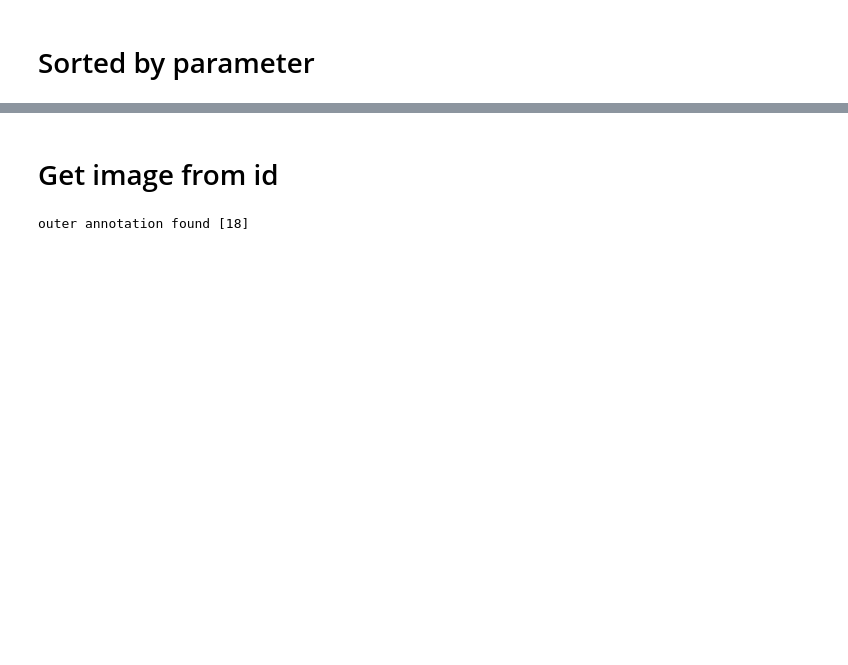
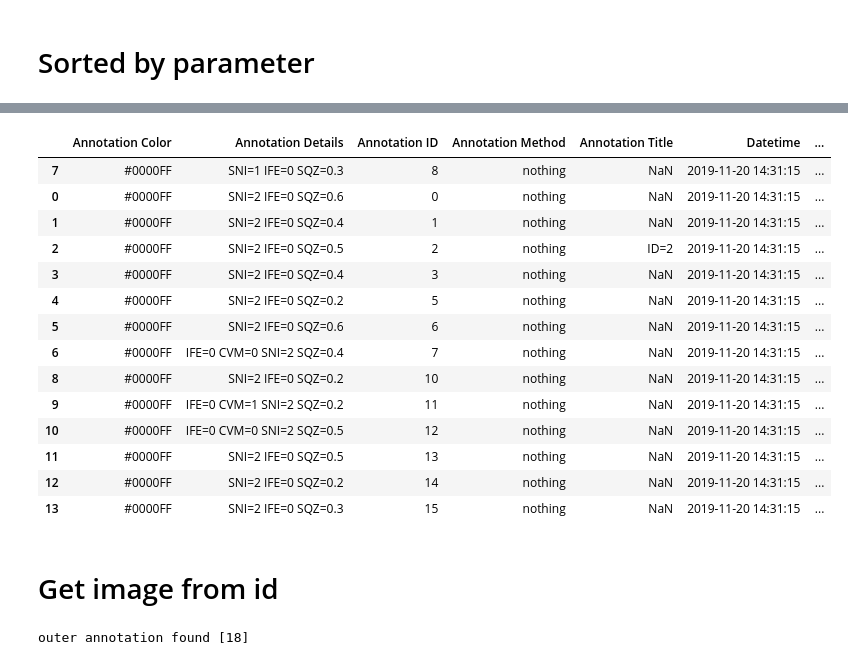
Before and after one commit to mjirik/micrant, a Jupyter notebook: devel/sort_lobuli.ipynb, the cells around one changed output, grey strips where cells are left out. Cells and saved outputs as stored; diff of their text form; code cells hidden in the pictures; blank space fills up the shorter version.

```diff
--- a/devel/sort_lobuli.ipynb
+++ b/devel/sort_lobuli.ipynb
@@ -95,3 +164,22 @@ df_all_with_param
+# %%
+df_all_with_param.join(unique_df2.set_index(["Annotation ID", "File Name"]), on=["Annotation ID", "File Name"])
+# df.join(other.set_index('key'), on='key')
+# %% [output]
+|  | Annotation Color | Annotation Details | Annotation ID | Annotation Method | Annotation Title | Datetime | ... |
+| 7 | #0000FF | SNI=1 IFE=0 SQZ=0.3 | 8 | nothing | NaN | 2019-11-20 14:31:15 | ... |
+| 0 | #0000FF | SNI=2 IFE=0 SQZ=0.6 | 0 | nothing | NaN | 2019-11-20 14:31:15 | ... |
+| 1 | #0000FF | SNI=2 IFE=0 SQZ=0.4 | 1 | nothing | NaN | 2019-11-20 14:31:15 | ... |
+| 2 | #0000FF | SNI=2 IFE=0 SQZ=0.5 | 2 | nothing | ID=2 | 2019-11-20 14:31:15 | ... |
+| 3 | #0000FF | SNI=2 IFE=0 SQZ=0.4 | 3 | nothing | NaN | 2019-11-20 14:31:15 | ... |
+| 4 | #0000FF | SNI=2 IFE=0 SQZ=0.2 | 5 | nothing | NaN | 2019-11-20 14:31:15 | ... |
+| 5 | #0000FF | SNI=2 IFE=0 SQZ=0.6 | 6 | nothing | NaN | 2019-11-20 14:31:15 | ... |
+| 6 | #0000FF | IFE=0 CVM=0 SNI=2 SQZ=0.4 | 7 | nothing | NaN | 2019-11-20 14:31:15 | ... |
+| 8 | #0000FF | SNI=2 IFE=0 SQZ=0.2 | 10 | nothing | NaN | 2019-11-20 14:31:15 | ... |
+| 9 | #0000FF | IFE=0 CVM=1 SNI=2 SQZ=0.2 | 11 | nothing | NaN | 2019-11-20 14:31:15 | ... |
+| 10 | #0000FF | IFE=0 CVM=0 SNI=2 SQZ=0.5 | 12 | nothing | NaN | 2019-11-20 14:31:15 | ... |
+| 11 | #0000FF | SNI=2 IFE=0 SQZ=0.5 | 13 | nothing | NaN | 2019-11-20 14:31:15 | ... |
+| 12 | #0000FF | SNI=2 IFE=0 SQZ=0.2 | 14 | nothing | NaN | 2019-11-20 14:31:15 | ... |
+| 13 | #0000FF | SNI=2 IFE=0 SQZ=0.3 | 15 | nothing | NaN | 2019-11-20 14:31:15 | ... |
 # %% [markdown]
 # Get image from id
 # %%
```
Also changed, not shown: parts of 13 cells of this notebook, 3 other files.
